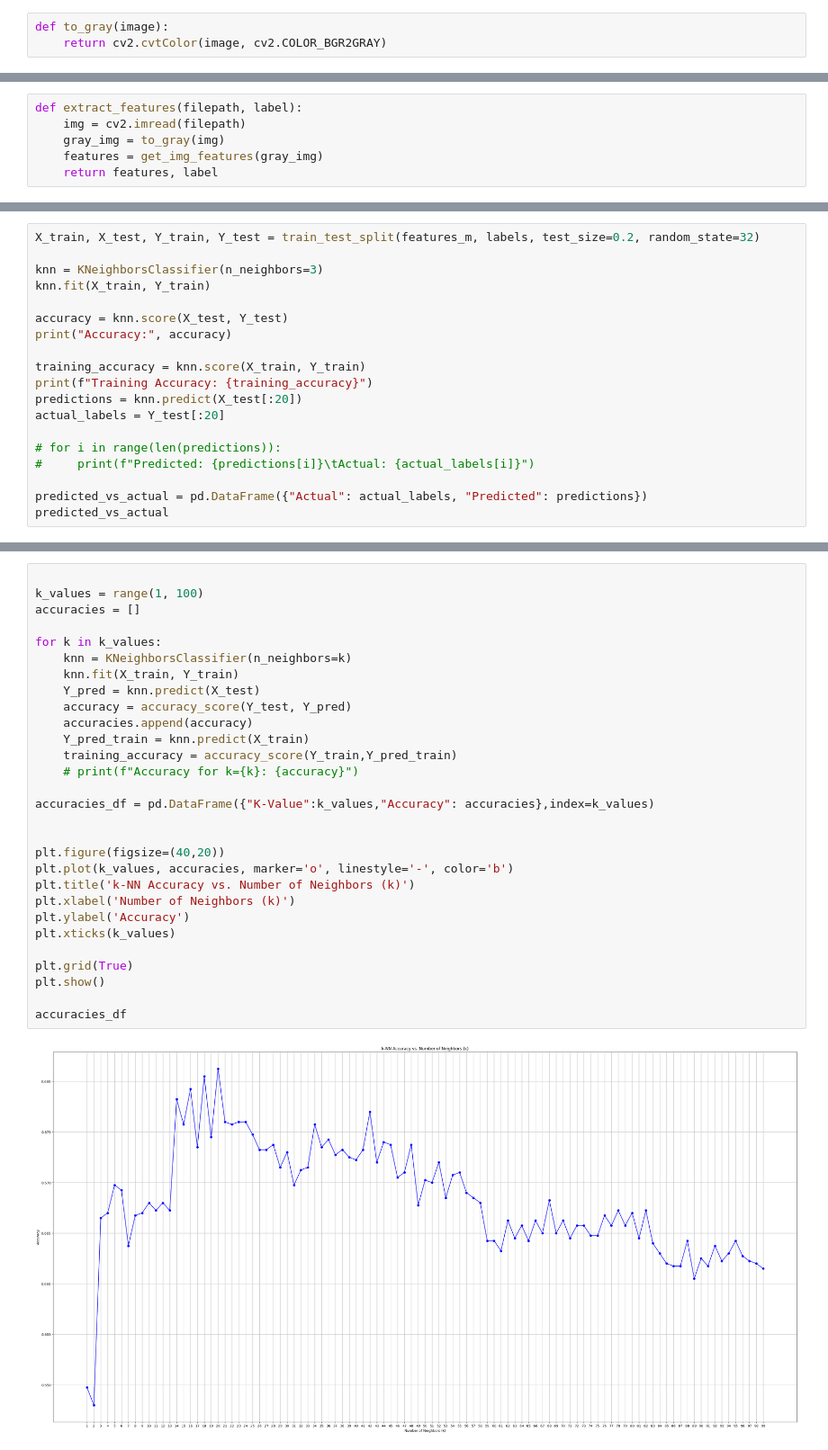
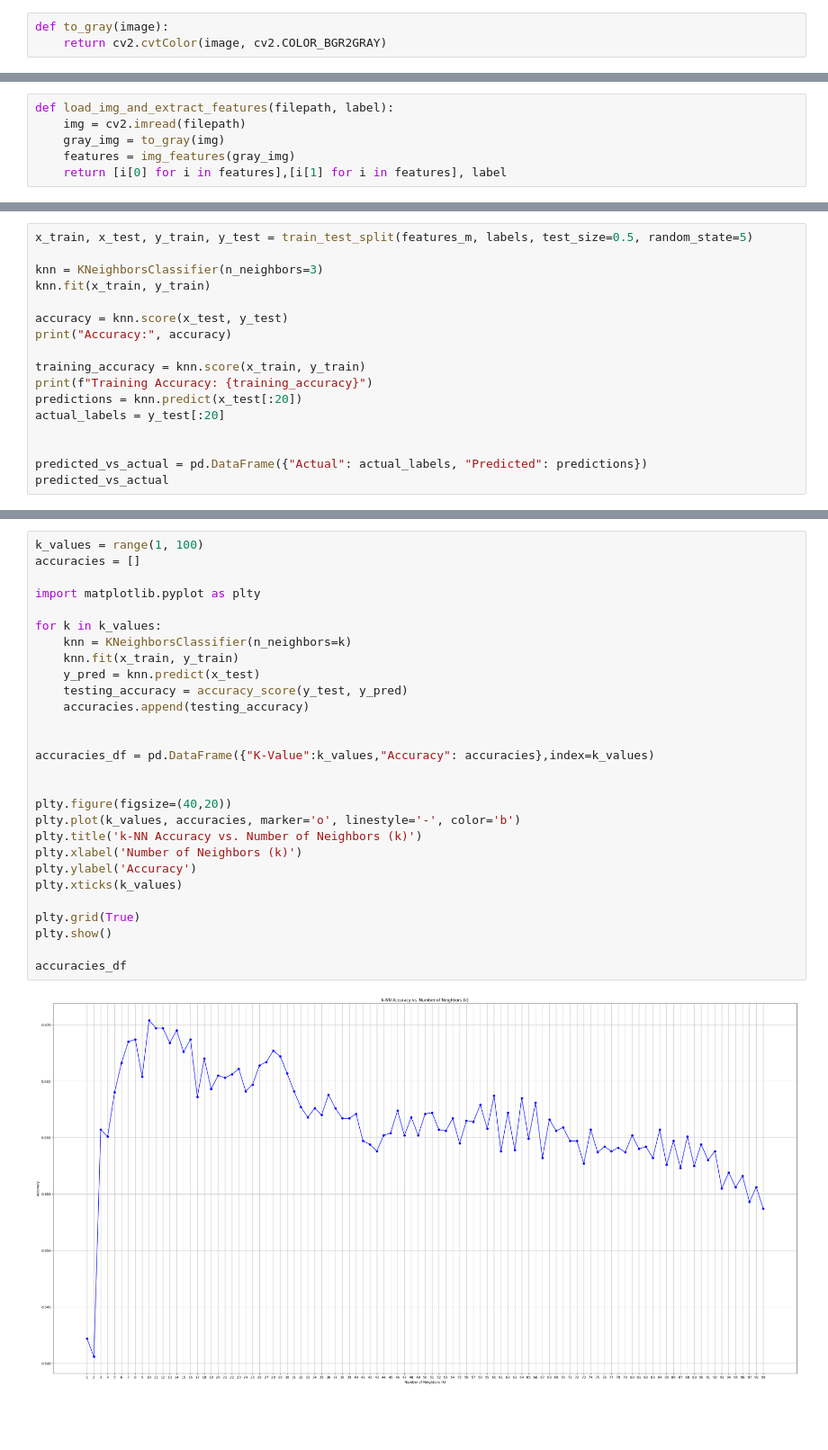
Before and after one commit to Soumish2004/ML-assignment, a Jupyter notebook: Lab 4/Lab4.ipynb, the cells around one changed output, grey strips where cells are left out. Shown at 90% size. Saved outputs shown, nothing was run; the diff lists cells and outputs as text; blank space fills up the shorter version.

```diff
--- a/Lab 4/Lab4.ipynb
+++ b/Lab 4/Lab4.ipynb
@@ -37,8 +40,8 @@ def get_img_features(img):
 # %%
-def extract_features(filepath, label):
+def load_img_and_extract_features(filepath, label):
     img = cv2.imread(filepath)
     gray_img = to_gray(img)
-    features = get_img_features(gray_img)
-    return features, label
+    features = img_features(gray_img)
+    return [i[0] for i in features],[i[1] for i in features], label
 # %%
 def load_imgs_from_directory(directory, label, num_images=None):
@@ -161,19 +132,17 @@ plt.show()
 # %%
-X_train, X_test, Y_train, Y_test = train_test_split(features_m, labels, test_size=0.2, random_state=32)
+x_train, x_test, y_train, y_test = train_test_split(features_m, labels, test_size=0.5, random_state=5)
 
 knn = KNeighborsClassifier(n_neighbors=3)
-knn.fit(X_train, Y_train)
+knn.fit(x_train, y_train)
 
-accuracy = knn.score(X_test, Y_test)
+accuracy = knn.score(x_test, y_test)
 print("Accuracy:", accuracy)
 
-training_accuracy = knn.score(X_train, Y_train)
+training_accuracy = knn.score(x_train, y_train)
 print(f"Training Accuracy: {training_accuracy}")
-predictions = knn.predict(X_test[:20])
-actual_labels = Y_test[:20]
+predictions = knn.predict(x_test[:20])
+actual_labels = y_test[:20]
 
-# for i in range(len(predictions)):
-#     print(f"Predicted: {predictions[i]}\tActual: {actual_labels[i]}")
 
 predicted_vs_actual = pd.DataFrame({"Actual": actual_labels, "Predicted": predictions})
 predicted_vs_actual
@@ -199,33 +168,32 @@ Training Accuracy: 0.8306875
 | 19 | 0 | 0 |
 # %%
-
 k_values = range(1, 100)
 accuracies = []
 
+import matplotlib.pyplot as plty
+
 for k in k_values:
     knn = KNeighborsClassifier(n_neighbors=k)
-    knn.fit(X_train, Y_train)
-    Y_pred = knn.predict(X_test)
-    accuracy = accuracy_score(Y_test, Y_pred)
-    accuracies.append(accuracy)
-    Y_pred_train = knn.predict(X_train)
-    training_accuracy = accuracy_score(Y_train,Y_pred_train)
-    # print(f"Accuracy for k={k}: {accuracy}")
+    knn.fit(x_train, y_train)
+    y_pred = knn.predict(x_test)
+    testing_accuracy = accuracy_score(y_test, y_pred)
+    accuracies.append(testing_accuracy)
+
 
 accuracies_df = pd.DataFrame({"K-Value":k_values,"Accuracy": accuracies},index=k_values)
 
 
-plt.figure(figsize=(40,20))
-plt.plot(k_values, accuracies, marker='o', linestyle='-', color='b')
-plt.title('k-NN Accuracy vs. Number of Neighbors (k)')
-plt.xlabel('Number of Neighbors (k)')
-plt.ylabel('Accuracy')
-plt.xticks(k_values)
+plty.figure(figsize=(40,20))
+plty.plot(k_values, accuracies, marker='o', linestyle='-', color='b')
+plty.title('k-NN Accuracy vs. Number of Neighbors (k)')
+plty.xlabel('Number of Neighbors (k)')
+plty.ylabel('Accuracy')
+plty.xticks(k_values)
 
-plt.grid(True)
-plt.show()
+plty.grid(True)
+plty.show()
 
 accuracies_df
 # %% [output]
-[figure, old version]
+[figure, new version]
 |  | K-Value | Accuracy |
```
Also changed, not shown: parts of 23 cells of this notebook, 4 other files.
